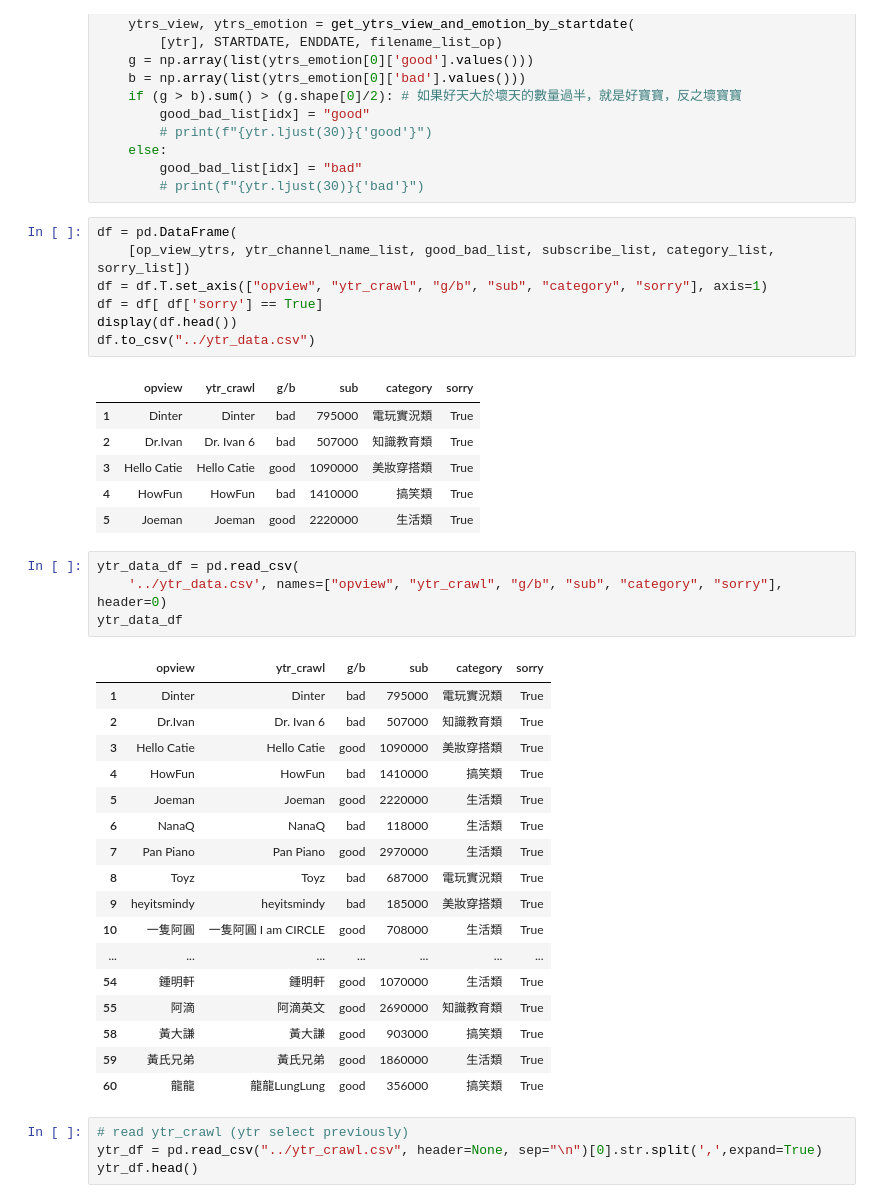
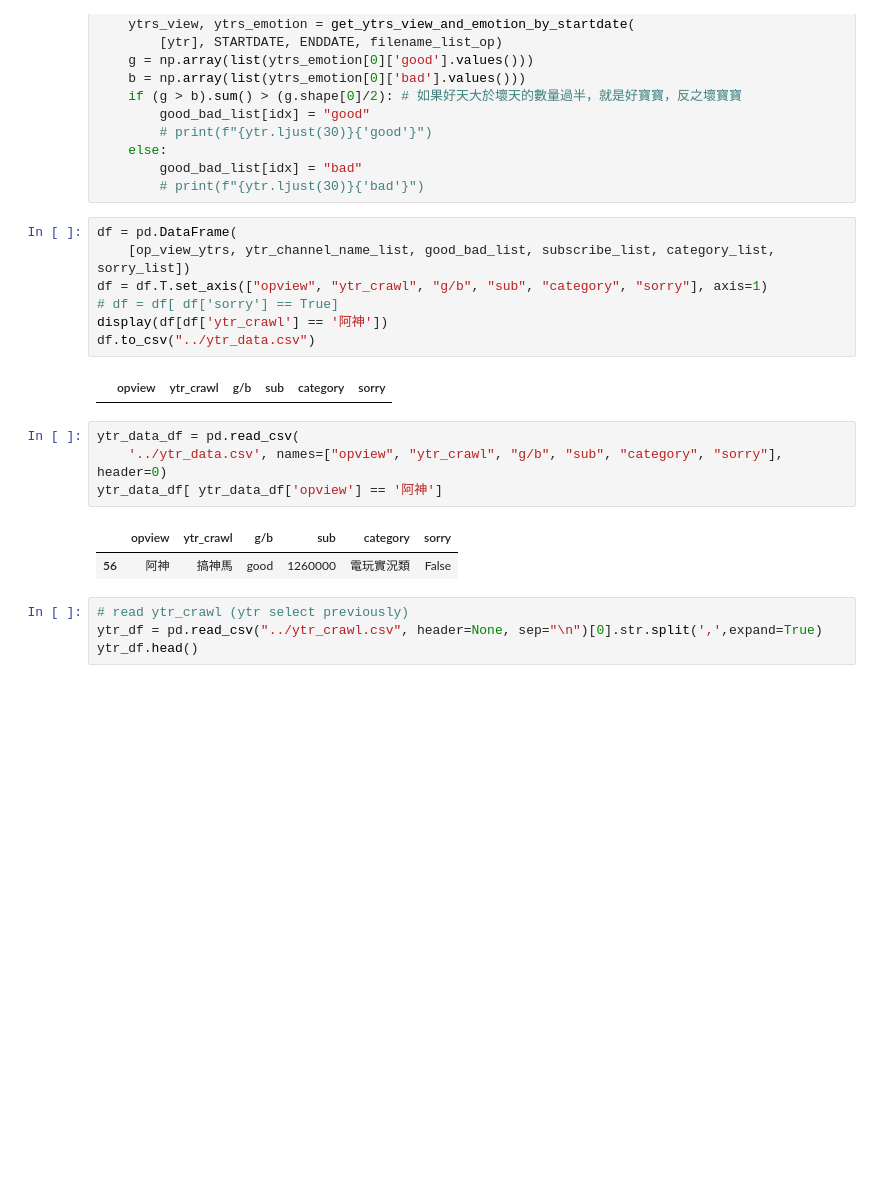
Before and after one commit to BOBO-LU/IM_final_project, a Jupyter notebook: bobo/opview_good_bad.ipynb, the cells around one changed output. Drawn from its saved outputs; the diff is of its cells as text; blank space fills up the shorter version.

```diff
--- a/bobo/opview_good_bad.ipynb
+++ b/bobo/opview_good_bad.ipynb
@@ -378,38 +387,18 @@ for idx, ytr in enumerate(op_view_ytrs):
 df = pd.DataFrame(
     [op_view_ytrs, ytr_channel_name_list, good_bad_list, subscribe_list, category_list, sorry_list])
 df = df.T.set_axis(["opview", "ytr_crawl", "g/b", "sub", "category", "sorry"], axis=1)
-df = df[ df['sorry'] == True]
-display(df.head())
+# df = df[ df['sorry'] == True]
+display(df[df['ytr_crawl'] == '阿神'])
 df.to_csv("../ytr_data.csv")
 # %% [output]
 |  | opview | ytr_crawl | g/b | sub | category | sorry |
-| 1 | Dinter | Dinter | bad | 795000 | 電玩實況類 | True |
-| 2 | Dr.Ivan | Dr. Ivan 6 | bad | 507000 | 知識教育類 | True |
-| 3 | Hello Catie | Hello Catie | good | 1090000 | 美妝穿搭類 | True |
-| 4 | HowFun | HowFun | bad | 1410000 | 搞笑類 | True |
-| 5 | Joeman | Joeman | good | 2220000 | 生活類 | True |
 # %%
 ytr_data_df = pd.read_csv(
     '../ytr_data.csv', names=["opview", "ytr_crawl", "g/b", "sub", "category", "sorry"], header=0)
-ytr_data_df
+ytr_data_df[ ytr_data_df['opview'] == '阿神']
 # %% [output]
 |  | opview | ytr_crawl | g/b | sub | category | sorry |
-| 1 | Dinter | Dinter | bad | 795000 | 電玩實況類 | True |
-| 2 | Dr.Ivan | Dr. Ivan 6 | bad | 507000 | 知識教育類 | True |
-| 3 | Hello Catie | Hello Catie | good | 1090000 | 美妝穿搭類 | True |
-| 4 | HowFun | HowFun | bad | 1410000 | 搞笑類 | True |
-| 5 | Joeman | Joeman | good | 2220000 | 生活類 | True |
-| 6 | NanaQ | NanaQ | bad | 118000 | 生活類 | True |
-| 7 | Pan Piano | Pan Piano | good | 2970000 | 生活類 | True |
-| 8 | Toyz | Toyz | bad | 687000 | 電玩實況類 | True |
-| 9 | heyitsmindy | heyitsmindy | bad | 185000 | 美妝穿搭類 | True |
-| 10 | 一隻阿圓 | 一隻阿圓 I am CIRCLE | good | 708000 | 生活類 | True |
-| ... | ... | ... | ... | ... | ... | ... |
-| 54 | 鍾明軒 | 鍾明軒 | good | 1070000 | 生活類 | True |
-| 55 | 阿滴 | 阿滴英文 | good | 2690000 | 知識教育類 | True |
-| 58 | 黃大謙 | 黃大謙 | good | 903000 | 搞笑類 | True |
-| 59 | 黃氏兄弟 | 黃氏兄弟 | good | 1860000 | 生活類 | True |
-| 60 | 龍龍 | 龍龍LungLung | good | 356000 | 搞笑類 | True |
+| 56 | 阿神 | 搞神馬 | good | 1260000 | 電玩實況類 | False |
 # %%
 # read ytr_crawl (ytr select previously)
 ytr_df = pd.read_csv("../ytr_crawl.csv", header=None, sep="\n")[0].str.split(',',expand=True)
```
Also changed, not shown: parts of 1 cell of this notebook, 9 other files.
